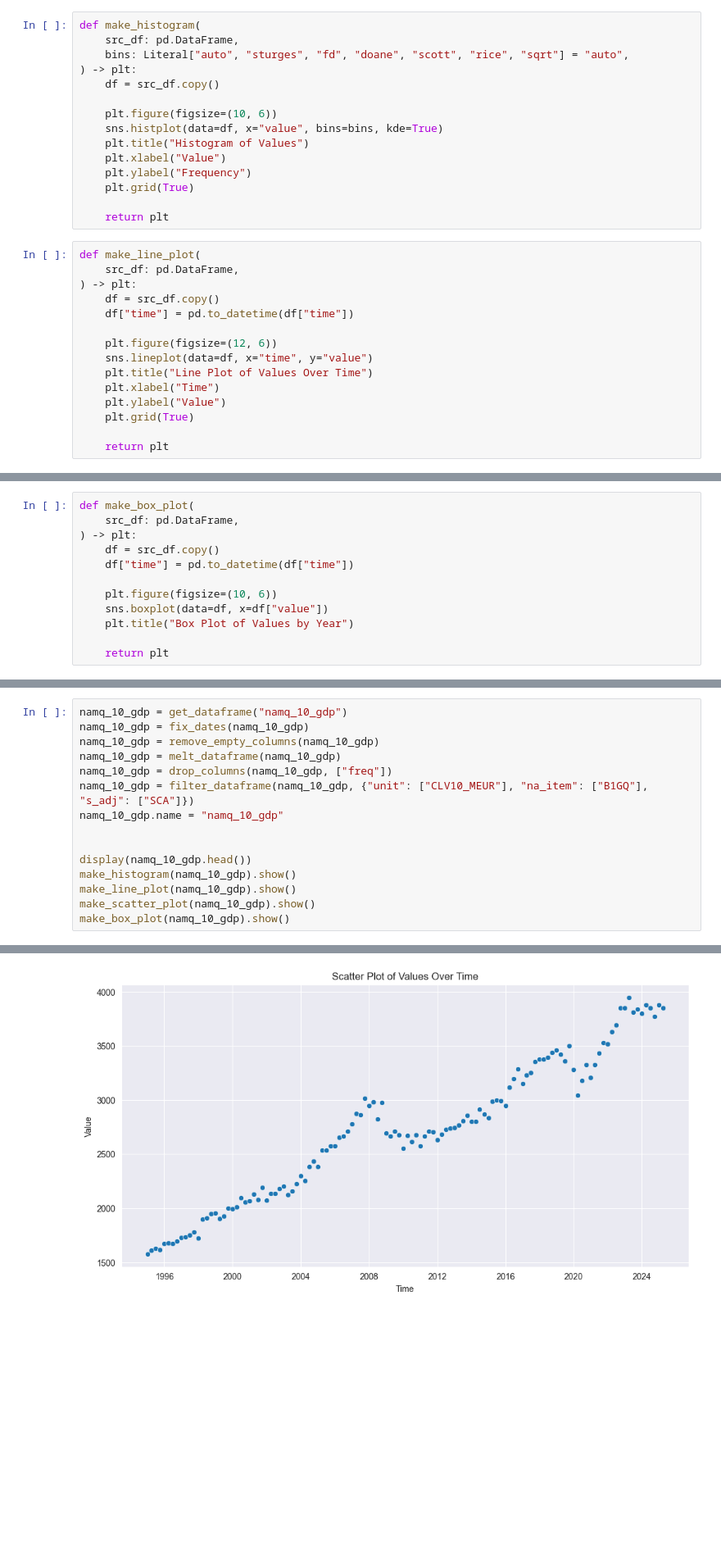
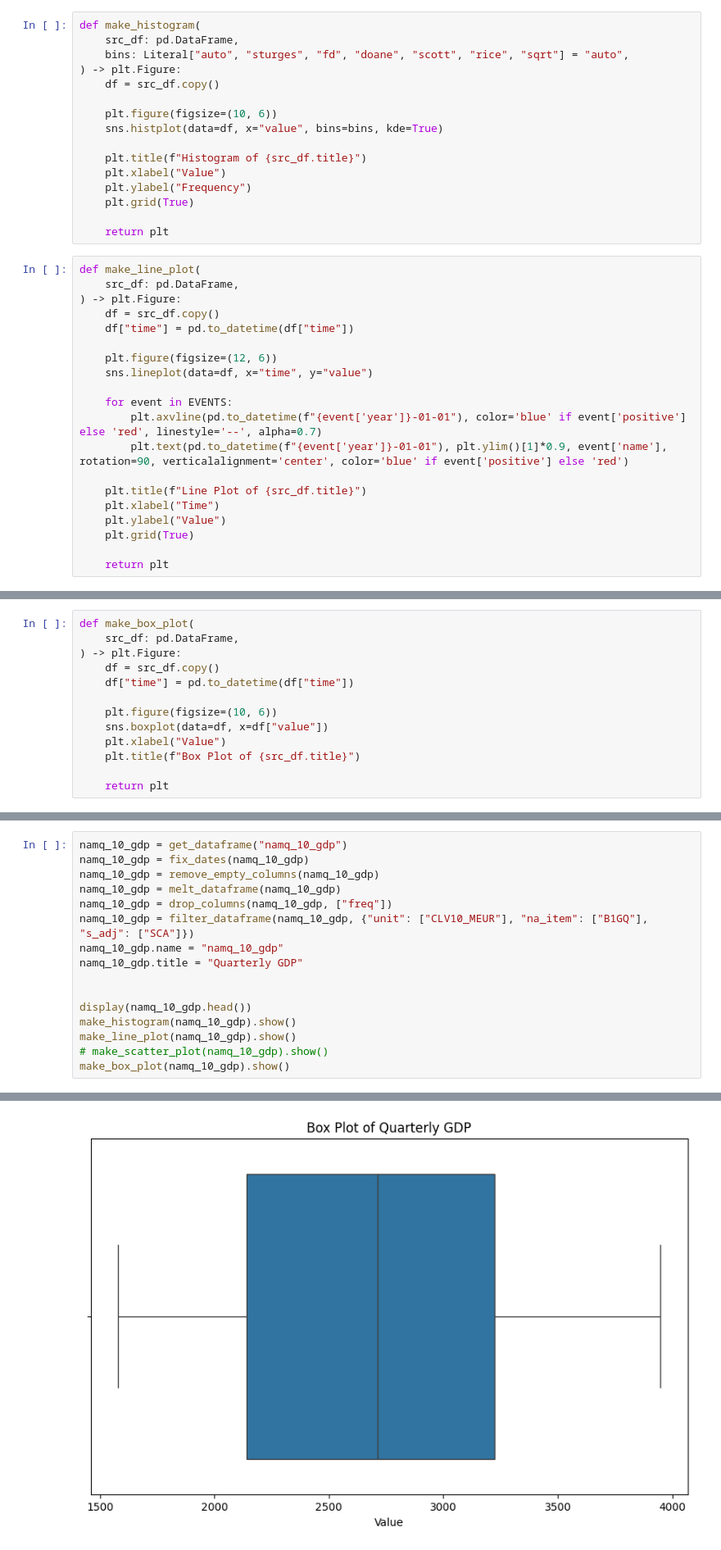
Before and after one commit to muffindud/iceland-data-analysis, a Jupyter notebook: main.ipynb, the cells around one changed output, grey strips where cells are left out. Shown at 82% size. Drawn from its saved outputs; the diff is of its cells as text; blank space fills up the shorter version.

```diff
--- a/main.ipynb
+++ b/main.ipynb
@@ -169,12 +196,13 @@ def get_unique_values(src_df: pd.DataFrame) -> dict[str, list[str]]:
 def make_histogram(
     src_df: pd.DataFrame,
     bins: Literal["auto", "sturges", "fd", "doane", "scott", "rice", "sqrt"] = "auto",
-) -> plt:
+) -> plt.Figure:
     df = src_df.copy()
 
     plt.figure(figsize=(10, 6))
     sns.histplot(data=df, x="value", bins=bins, kde=True)
-    plt.title("Histogram of Values")
+
+    plt.title(f"Histogram of {src_df.title}")
     plt.xlabel("Value")
     plt.ylabel("Frequency")
     plt.grid(True)
@@ -183,13 +211,18 @@ def make_histogram(
 # %%
 def make_line_plot(
     src_df: pd.DataFrame,
-) -> plt:
+) -> plt.Figure:
     df = src_df.copy()
     df["time"] = pd.to_datetime(df["time"])
 
     plt.figure(figsize=(12, 6))
     sns.lineplot(data=df, x="time", y="value")
-    plt.title("Line Plot of Values Over Time")
+
+    for event in EVENTS:
+        plt.axvline(pd.to_datetime(f"{event['year']}-01-01"), color='blue' if event['positive'] else 'red', linestyle='--', alpha=0.7)
+        plt.text(pd.to_datetime(f"{event['year']}-01-01"), plt.ylim()[1]*0.9, event['name'], rotation=90, verticalalignment='center', color='blue' if event['positive'] else 'red')
+
+    plt.title(f"Line Plot of {src_df.title}")
     plt.xlabel("Time")
     plt.ylabel("Value")
     plt.grid(True)
@@ -213,13 +281,14 @@ def make_scatter_plot(
 # %%
 def make_box_plot(
     src_df: pd.DataFrame,
-) -> plt:
+) -> plt.Figure:
     df = src_df.copy()
     df["time"] = pd.to_datetime(df["time"])
 
     plt.figure(figsize=(10, 6))
     sns.boxplot(data=df, x=df["value"])
-    plt.title("Box Plot of Values by Year")
+    plt.xlabel("Value")
+    plt.title(f"Box Plot of {src_df.title}")
 
     return plt
 # %%
@@ -268,12 +407,13 @@ namq_10_gdp = melt_dataframe(namq_10_gdp)
 namq_10_gdp = drop_columns(namq_10_gdp, ["freq"])
 namq_10_gdp = filter_dataframe(namq_10_gdp, {"unit": ["CLV10_MEUR"], "na_item": ["B1GQ"], "s_adj": ["SCA"]})
 namq_10_gdp.name = "namq_10_gdp"
+namq_10_gdp.title = "Quarterly GDP"
 
 
 display(namq_10_gdp.head())
 make_histogram(namq_10_gdp).show()
 make_line_plot(namq_10_gdp).show()
-make_scatter_plot(namq_10_gdp).show()
+# make_scatter_plot(namq_10_gdp).show()
 make_box_plot(namq_10_gdp).show()
 # %% [output]
 |  | unit | s_adj | na_item | time | value |
@@ -287 +427 @@ make_box_plot(namq_10_gdp).show()
-[figure, old version]
+[figure, new version]
```
Also changed, not shown: parts of 23 cells of this notebook.
